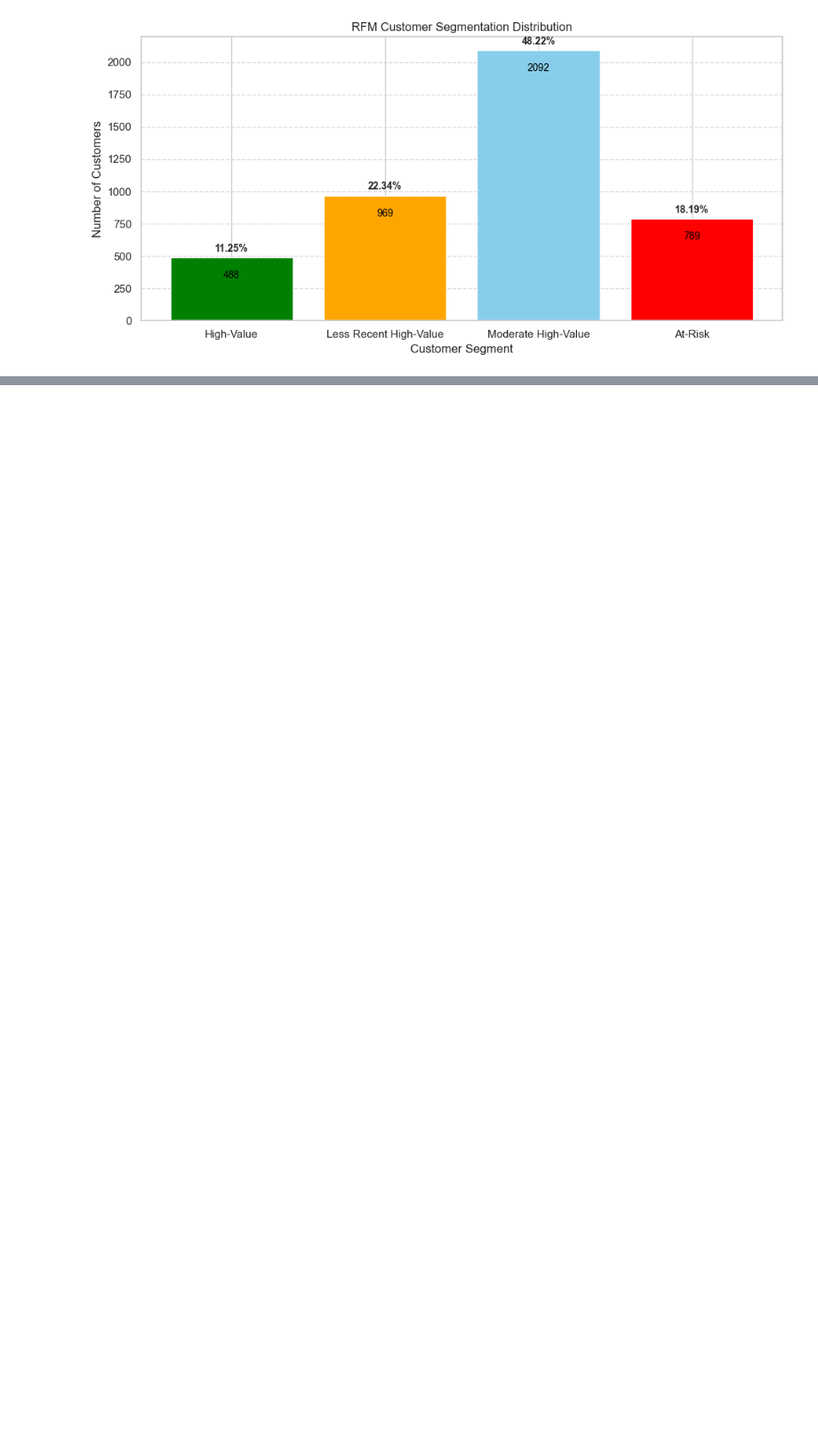
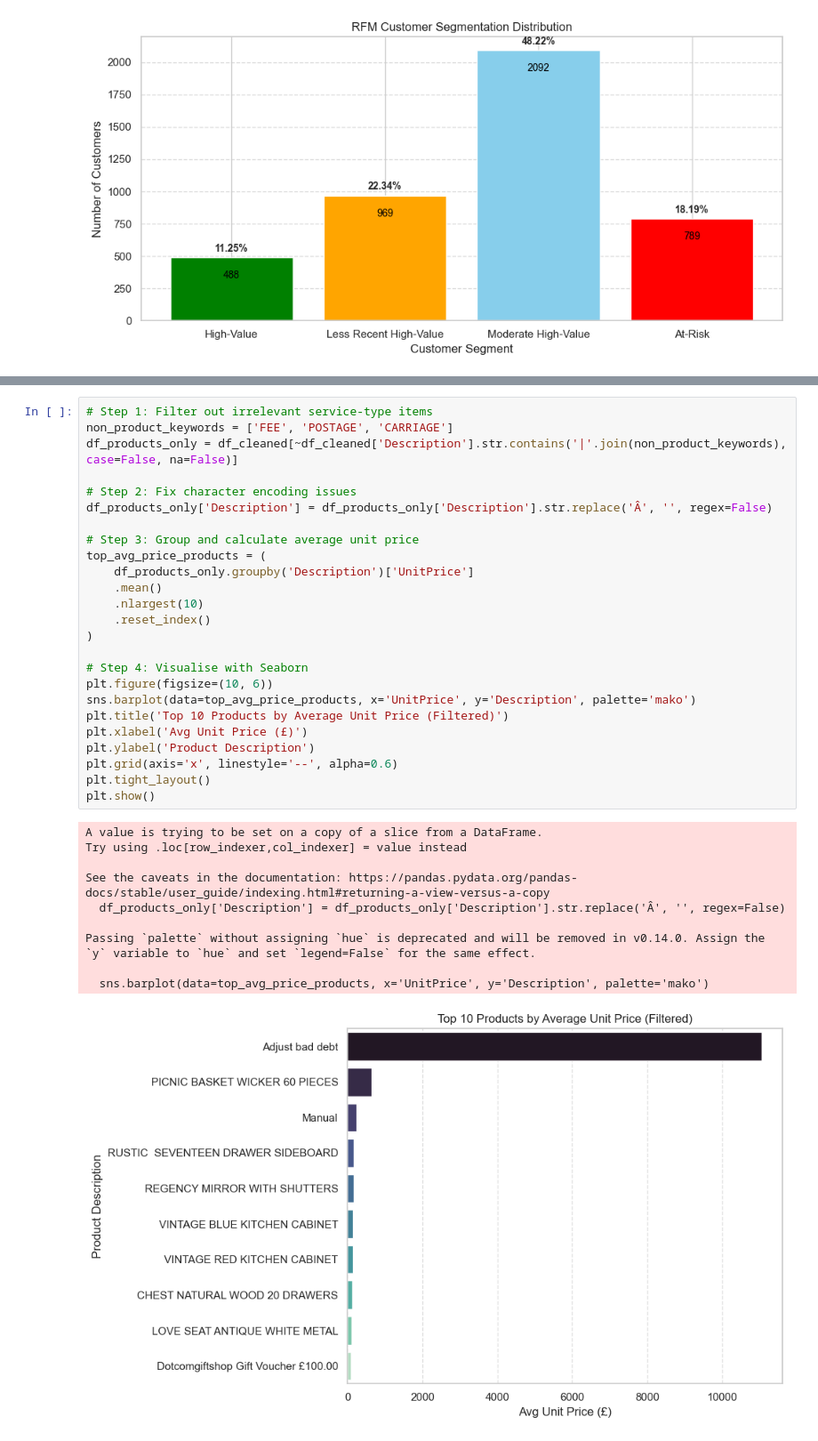
Before and after one commit to SelinaFischer/Project-1-Online-Retail-Transaction-Analysis, a Jupyter notebook: jupyter_notebooks/data_investigation.ipynb, the cells around one changed output, grey strips where cells are left out. Shown at 89% size. Cells and saved outputs as stored; diff of their text form; blank space fills up the shorter version.

```diff
--- a/jupyter_notebooks/data_investigation.ipynb
+++ b/jupyter_notebooks/data_investigation.ipynb
@@ -1705,0 +1760,36 @@ plt.show()
+# %%
+# Step 1: Filter out irrelevant service-type items
+non_product_keywords = ['FEE', 'POSTAGE', 'CARRIAGE']
+df_products_only = df_cleaned[~df_cleaned['Description'].str.contains('|'.join(non_product_keywords), case=False, na=False)]
+
+# Step 2: Fix character encoding issues
+df_products_only['Description'] = df_products_only['Description'].str.replace('Â', '', regex=False)
+
+# Step 3: Group and calculate average unit price
+top_avg_price_products = (
+    df_products_only.groupby('Description')['UnitPrice']
+    .mean()
+    .nlargest(10)
+    .reset_index()
+)
+
+# Step 4: Visualise with Seaborn
+plt.figure(figsize=(10, 6))
+sns.barplot(data=top_avg_price_products, x='UnitPrice', y='Description', palette='mako')
+plt.title('Top 10 Products by Average Unit Price (Filtered)')
+plt.xlabel('Avg Unit Price (£)')
+plt.ylabel('Product Description')
+plt.grid(axis='x', linestyle='--', alpha=0.6)
+plt.tight_layout()
+plt.show()
+# %% [output]
+A value is trying to be set on a copy of a slice from a DataFrame.
+Try using .loc[row_indexer,col_indexer] = value instead
+
+See the caveats in the documentation: https://pandas.pydata.org/pandas-docs/stable/user_guide/indexing.html#returning-a-view-versus-a-copy
+  df_products_only['Description'] = df_products_only['Description'].str.replace('Â', '', regex=False)
+
+Passing `palette` without assigning `hue` is deprecated and will be removed in v0.14.0. Assign the `y` variable to `hue` and set `legend=False` for the same effect.
+
+  sns.barplot(data=top_avg_price_products, x='UnitPrice', y='Description', palette='mako')
+[figure, added]
```
Also changed, not shown: parts of 33 cells of this notebook, 6 other files.
